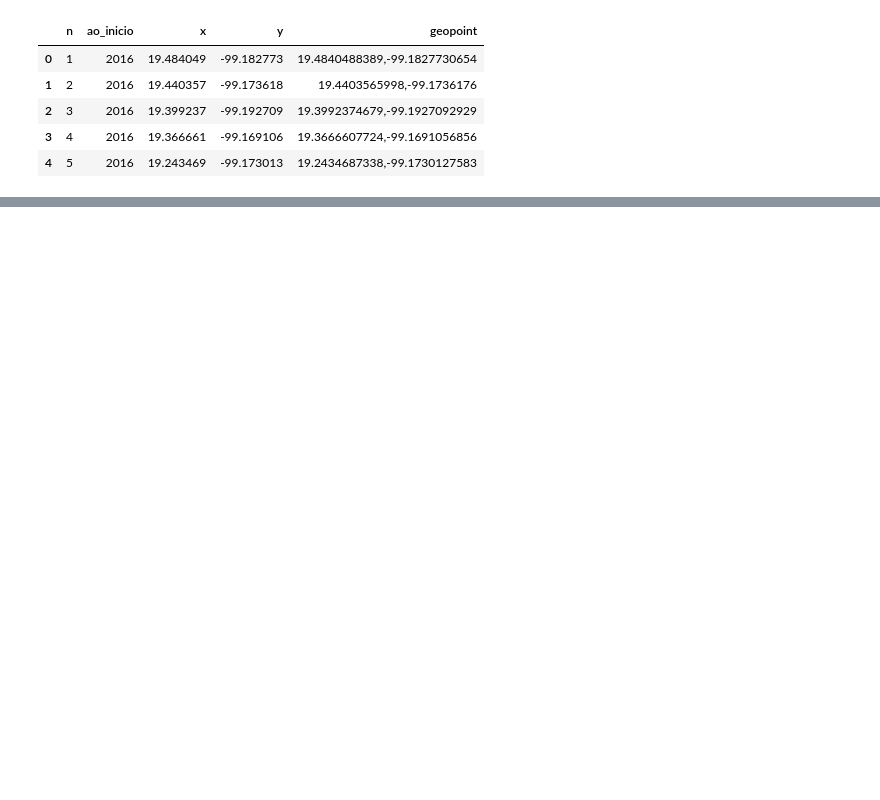
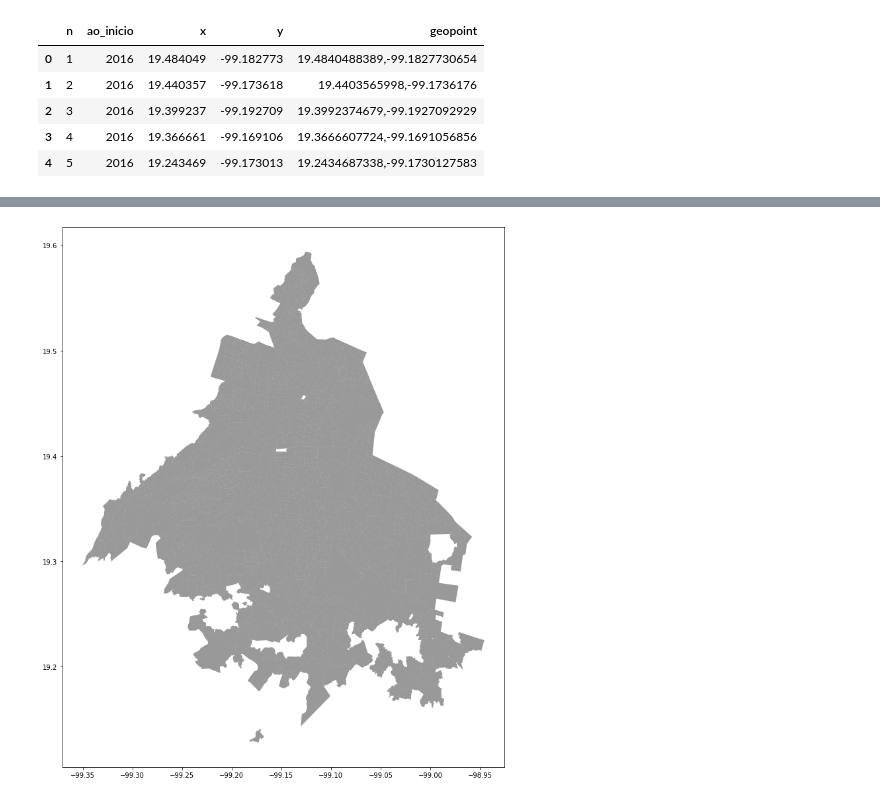
Before and after one commit to prope-2020-gh-classroom/practica-final-por-equipos-verano-2020-itam-patyua, a Jupyter notebook: Mapa.ipynb, the cells around one changed output, grey strips where cells are left out. Drawn from its saved outputs; the diff is of its cells as text; code cells hidden in the pictures; blank space fills up the shorter version.

```diff
--- a/Mapa.ipynb
+++ b/Mapa.ipynb
@@ -23,0 +70,6 @@ NameError: name 'Point' is not defined
+# %%
+fig, ax = plt.subplots(figsize = (15,15))
+colonias.plot(ax=ax, alpha =.4, color ="black")
+plt.show()
+# %% [output]
+[figure, added]
```
Also changed, not shown: parts of 10 cells of this notebook.
